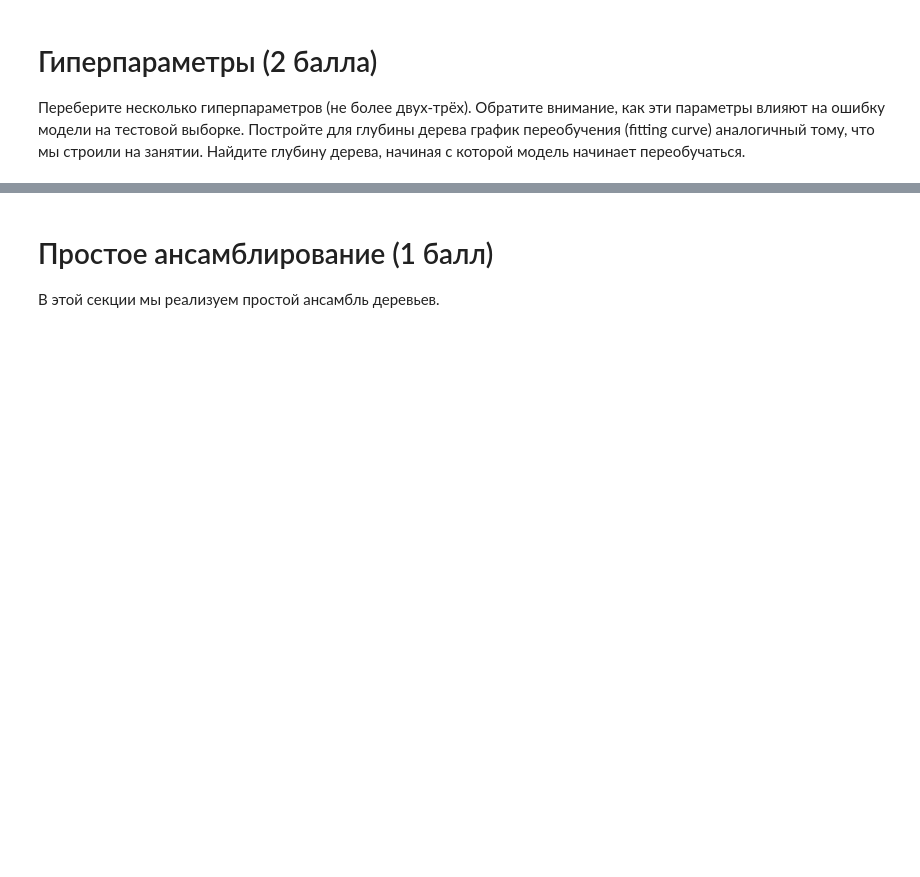
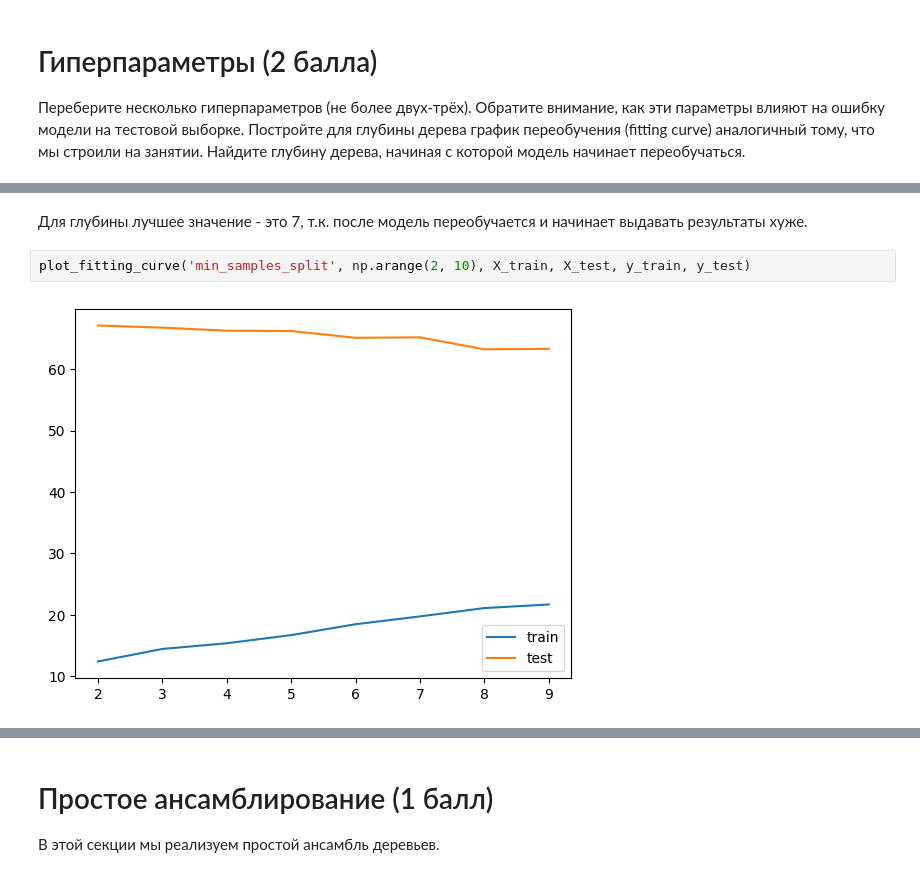
Before and after one commit to 16yo/ml_homework_23, a Jupyter notebook: 2 дз/Decision Trees_1.ipynb, the cells around one changed output, grey strips where cells are left out. Saved outputs shown, nothing was run; the diff lists cells and outputs as text; blank space fills up the shorter version.

```diff
--- a/2 дз/Decision Trees_1.ipynb
+++ b/2 дз/Decision Trees_1.ipynb
@@ -72,0 +354,6 @@ NameError: name 'df' is not defined
+# %% [markdown]
+Для глубины лучшее значение - это 7, т.к. после модель переобучается и начинает выдавать результаты хуже.
+# %%
+plot_fitting_curve('min_samples_split', np.arange(2, 10), X_train, X_test, y_train, y_test)
+# %% [output]
+[figure, added]
```
Also changed, not shown: parts of 36 cells of this notebook, 1 other file.
